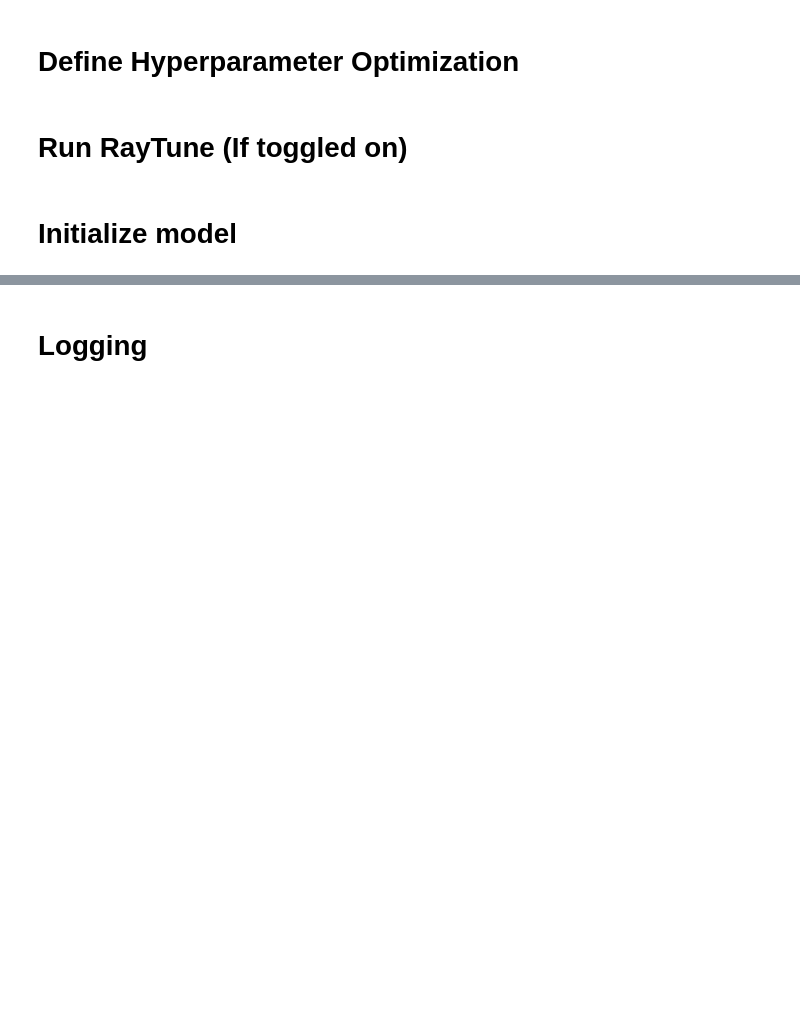
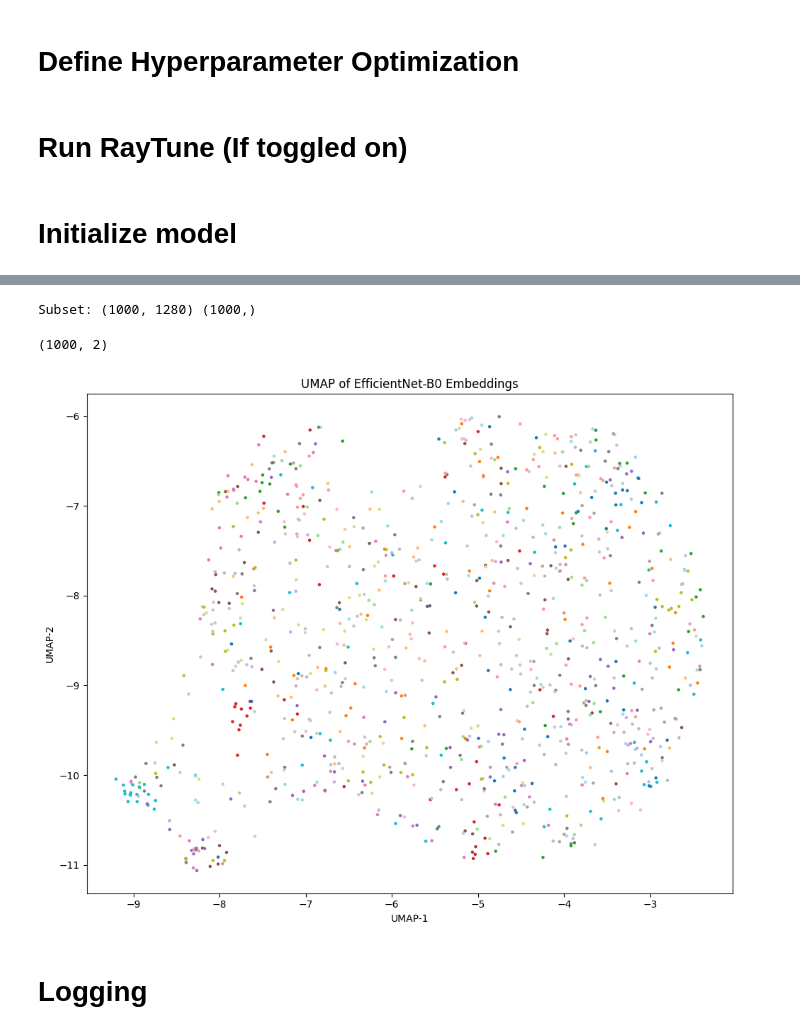
Before and after one commit to DanyalYor/IMTL, a Jupyter notebook: Pipeline.ipynb, the cells around one changed output, grey strips where cells are left out. Drawn from its saved outputs; the diff is of its cells as text; code cells hidden in the pictures; blank space fills up the shorter version.

```diff
--- a/Pipeline.ipynb
+++ b/Pipeline.ipynb
@@ -350,0 +433,14 @@ if not RUN_RAYTUNE:
+# %%
+embed_batch_size = 32
+MAX_SAMPLES = 2000
+
+embed_dataset = datasets.ImageFolder(IMAGE_DIR, transform=test_transform)
+embed_train_ds = Subset(embed_dataset, train_ds.indices)  # same indices as your train split
+
+embed_loader = DataLoader(
+    embed_train_ds,
+    batch_size=embed_batch_size,
+    shuffle=False,
+    num_workers=4,
+    pin_memory=True
+)
@@ -351,3 +494,37 @@ if not RUN_RAYTUNE:
+# %%
+import numpy as np
+
+N_SAMPLES = min(1000, len(embeddings)) # total, not per class
+
+indices = np.random.choice(len(embeddings), size=N_SAMPLES, replace=False)
+X = embeddings[indices]
+y = labels[indices]
+
+print("Subset:", X.shape, y.shape)
+# %% [output]
+Subset: (1000, 1280) (1000,)
+# %%
+umap_model = umap.UMAP(
+    n_neighbors=15,
+    min_dist=0.1,
+    metric="euclidean",
+    random_state=42
+)
+
+X_umap = umap_model.fit_transform(X)
+print(X_umap.shape)
+# %% [output]
+(1000, 2)
+# %%
+plt.figure(figsize=(10, 8))
+scatter = plt.scatter(X_umap[:, 0], X_umap[:, 1], c=y, cmap='tab20', s=5)
+plt.title("UMAP of EfficientNet-B0 Embeddings")
+plt.xlabel("UMAP-1")
+plt.ylabel("UMAP-2")
+plt.tight_layout()
+plt.show()
+# %% [output]
+[figure, added]
 # %% [markdown]
 # Logging
 # %%
```
Also changed, not shown: parts of 21 cells of this notebook.
